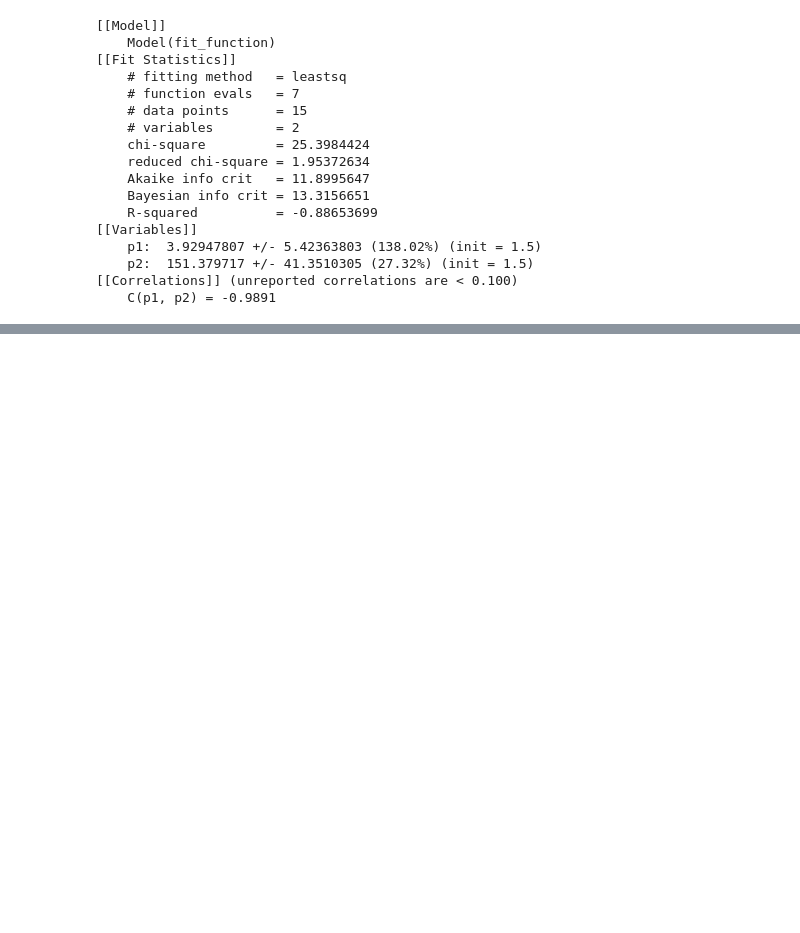
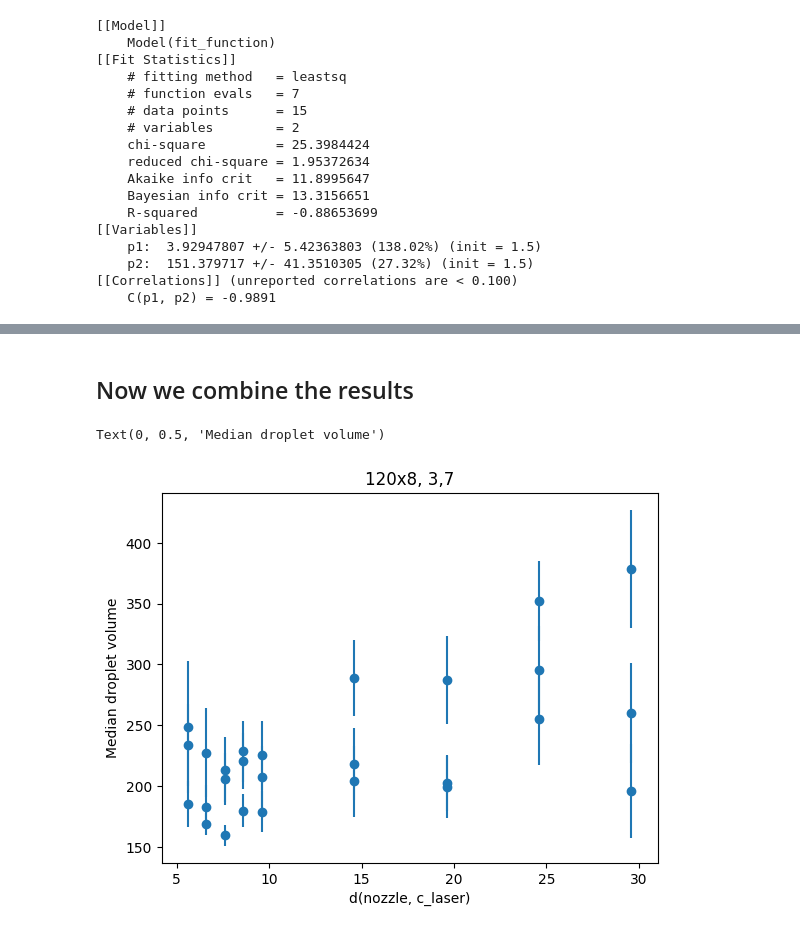
Before and after one commit to Trystan-Git/PNS-group-23--Dynamics-of-coalescence-events-in-spray-clouds, a Jupyter notebook: Data-analysis_day3.ipynb, the cells around one changed output, grey strips where cells are left out. Saved outputs shown, nothing was run; the diff lists cells and outputs as text; code cells hidden in the pictures; blank space fills up the shorter version.

```diff
--- a/Data-analysis_day3.ipynb
+++ b/Data-analysis_day3.ipynb
@@ -85,0 +165,13 @@ print(fit_result.fit_report())
+# %% [markdown]
+## Now we combine the results
+# %%
+plt.figure()
+
+plt.errorbar(dist_noz_tot, med_vol_tot, xerr=err_dist_noz_tot, yerr=err_med_vol_tot, fmt='o')
+
+plt.title(r"120x8, 3,7")
+plt.xlabel(r"d(nozzle, c_laser)")
+plt.ylabel(r"Median droplet volume")
+# %% [output]
+Text(0, 0.5, 'Median droplet volume')
+[figure, added]
```
Also changed, not shown: parts of 18 cells of this notebook.
